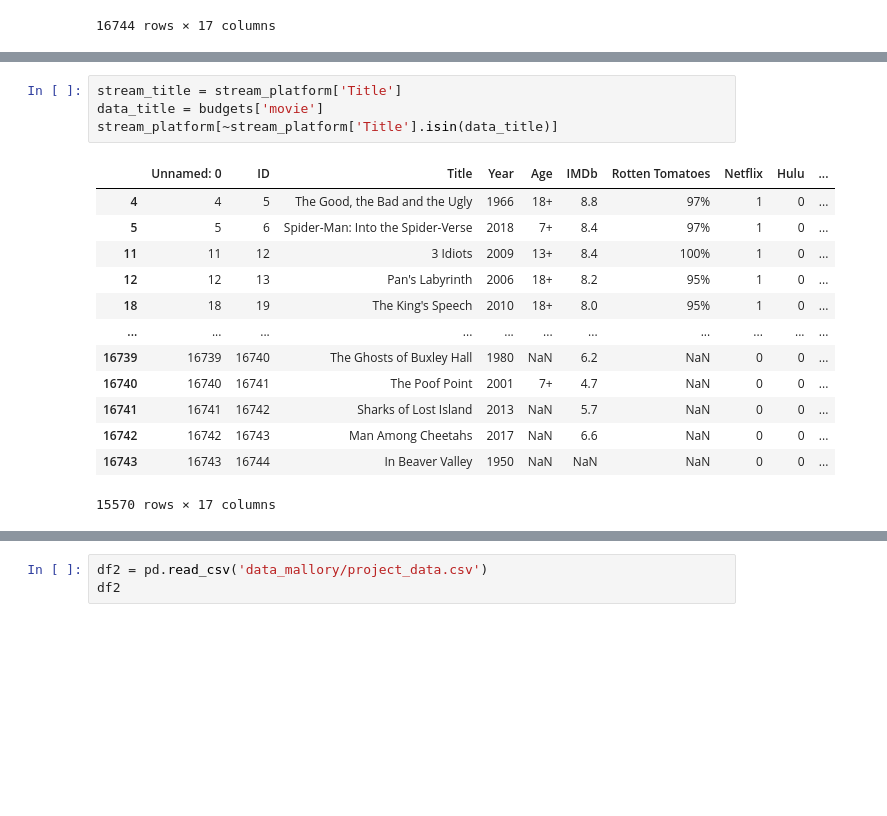
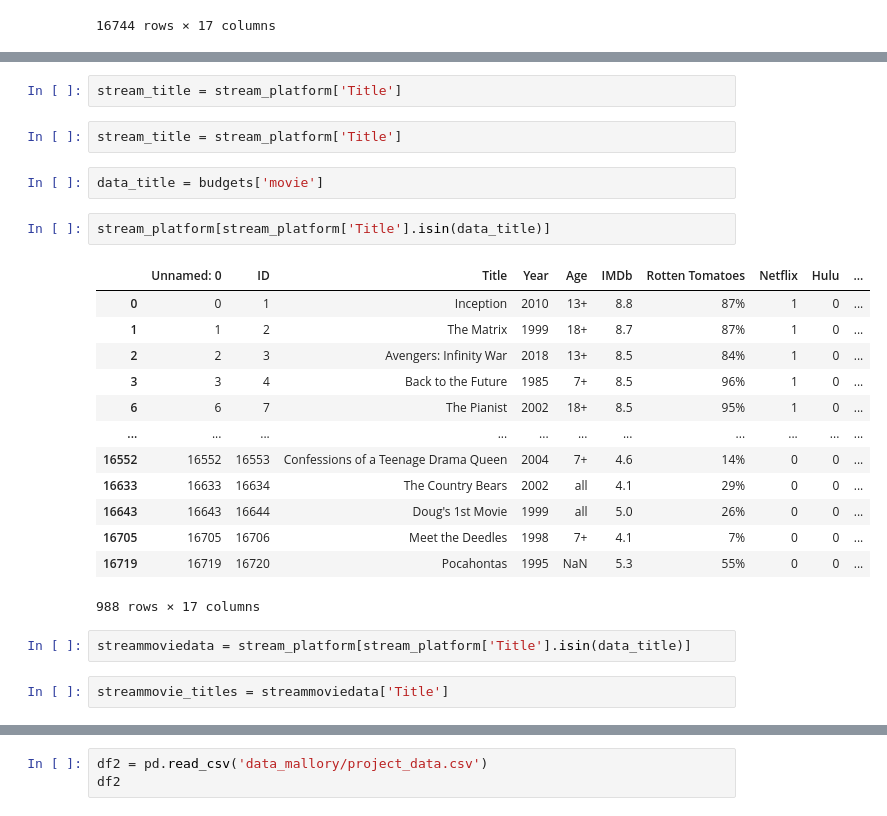
Before and after one commit to cclacey/microsoft_movie_analysis, a Jupyter notebook: CQM _Phase1_Project.ipynb, the cells around one changed output, grey strips where cells are left out. Saved outputs shown, nothing was run; the diff lists cells and outputs as text; blank space fills up the shorter version.

```diff
--- a/CQM _Phase1_Project.ipynb
+++ b/CQM _Phase1_Project.ipynb
@@ -133,18 +137,26 @@ stream_platform
+# %%
+stream_title = stream_platform['Title']
+# %%
+stream_title = stream_platform['Title']
+# %%
+data_title = budgets['movie']
+# %%
+stream_platform[stream_platform['Title'].isin(data_title)]
+# %% [output]
+|  | Unnamed: 0 | ID | Title | Year | Age | IMDb | Rotten Tomatoes | Netflix | Hulu | ... |
+| 0 | 0 | 1 | Inception | 2010 | 13+ | 8.8 | 87% | 1 | 0 | ... |
+| 1 | 1 | 2 | The Matrix | 1999 | 18+ | 8.7 | 87% | 1 | 0 | ... |
+| 2 | 2 | 3 | Avengers: Infinity War | 2018 | 13+ | 8.5 | 84% | 1 | 0 | ... |
+| 3 | 3 | 4 | Back to the Future | 1985 | 7+ | 8.5 | 96% | 1 | 0 | ... |
+| 6 | 6 | 7 | The Pianist | 2002 | 18+ | 8.5 | 95% | 1 | 0 | ... |
+| ... | ... | ... | ... | ... | ... | ... | ... | ... | ... | ... |
+| 16552 | 16552 | 16553 | Confessions of a Teenage Drama Queen | 2004 | 7+ | 4.6 | 14% | 0 | 0 | ... |
+| 16633 | 16633 | 16634 | The Country Bears | 2002 | all | 4.1 | 29% | 0 | 0 | ... |
+| 16643 | 16643 | 16644 | Doug's 1st Movie | 1999 | all | 5.0 | 26% | 0 | 0 | ... |
+| 16705 | 16705 | 16706 | Meet the Deedles | 1998 | 7+ | 4.1 | 7% | 0 | 0 | ... |
+| 16719 | 16719 | 16720 | Pocahontas | 1995 | NaN | 5.3 | 55% | 0 | 0 | ... |
+988 rows × 17 columns
 # %%
-stream_title = stream_platform['Title']
-data_title = budgets['movie']
-stream_platform[~stream_platform['Title'].isin(data_title)]
+streammoviedata = stream_platform[stream_platform['Title'].isin(data_title)]
-# %% [output]
-|  | Unnamed: 0 | ID | Title | Year | Age | IMDb | Rotten Tomatoes | Netflix | Hulu | ... |
-| 4 | 4 | 5 | The Good, the Bad and the Ugly | 1966 | 18+ | 8.8 | 97% | 1 | 0 | ... |
-| 5 | 5 | 6 | Spider-Man: Into the Spider-Verse | 2018 | 7+ | 8.4 | 97% | 1 | 0 | ... |
-| 11 | 11 | 12 | 3 Idiots | 2009 | 13+ | 8.4 | 100% | 1 | 0 | ... |
-| 12 | 12 | 13 | Pan's Labyrinth | 2006 | 18+ | 8.2 | 95% | 1 | 0 | ... |
-| 18 | 18 | 19 | The King's Speech | 2010 | 18+ | 8.0 | 95% | 1 | 0 | ... |
-| ... | ... | ... | ... | ... | ... | ... | ... | ... | ... | ... |
-| 16739 | 16739 | 16740 | The Ghosts of Buxley Hall | 1980 | NaN | 6.2 | NaN | 0 | 0 | ... |
-| 16740 | 16740 | 16741 | The Poof Point | 2001 | 7+ | 4.7 | NaN | 0 | 0 | ... |
-| 16741 | 16741 | 16742 | Sharks of Lost Island | 2013 | NaN | 5.7 | NaN | 0 | 0 | ... |
-| 16742 | 16742 | 16743 | Man Among Cheetahs | 2017 | NaN | 6.6 | NaN | 0 | 0 | ... |
-| 16743 | 16743 | 16744 | In Beaver Valley | 1950 | NaN | NaN | NaN | 0 | 0 | ... |
-15570 rows × 17 columns
+# %%
+streammovie_titles = streammoviedata['Title']
```
Also changed, not shown: parts of 37 cells of this notebook, 2 other files.
